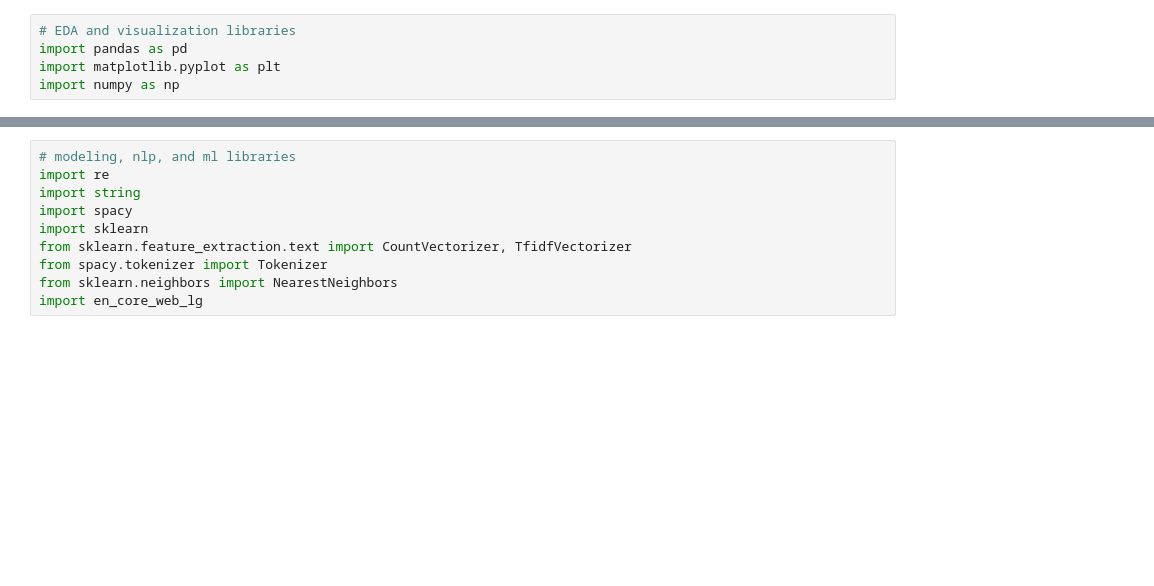
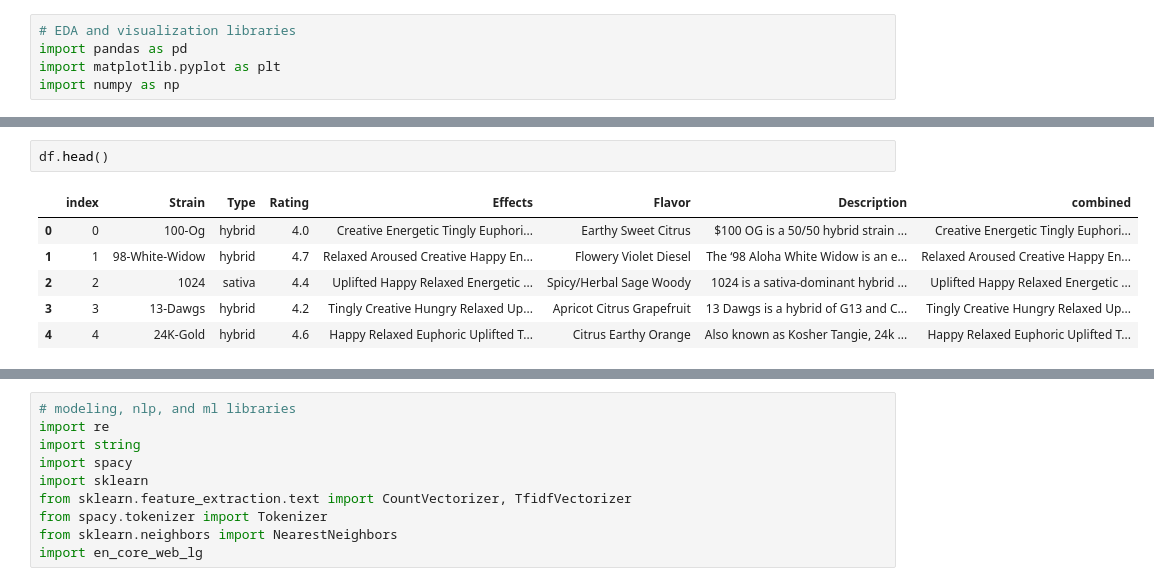
Before and after one commit to jordantcarlisle/med-cab-193, a Jupyter notebook: notebooks/medcab_ml.ipynb, the cells around one changed output, grey strips where cells are left out. Cells and saved outputs as stored; diff of their text form; blank space fills up the shorter version.

```diff
--- a/notebooks/medcab_ml.ipynb
+++ b/notebooks/medcab_ml.ipynb
@@ -22,0 +52,9 @@ cannibis_data.shape
+# %%
+df.head()
+# %% [output]
+|  | index | Strain | Type | Rating | Effects | Flavor | Description | combined |
+| 0 | 0 | 100-Og | hybrid | 4.0 | Creative Energetic Tingly Euphori... | Earthy Sweet Citrus | $100 OG is a 50/50 hybrid strain ... | Creative Energetic Tingly Euphori... |
+| 1 | 1 | 98-White-Widow | hybrid | 4.7 | Relaxed Aroused Creative Happy En... | Flowery Violet Diesel | The ‘98 Aloha White Widow is an e... | Relaxed Aroused Creative Happy En... |
+| 2 | 2 | 1024 | sativa | 4.4 | Uplifted Happy Relaxed Energetic ... | Spicy/Herbal Sage Woody | 1024 is a sativa-dominant hybrid ... | Uplifted Happy Relaxed Energetic ... |
+| 3 | 3 | 13-Dawgs | hybrid | 4.2 | Tingly Creative Hungry Relaxed Up... | Apricot Citrus Grapefruit | 13 Dawgs is a hybrid of G13 and C... | Tingly Creative Hungry Relaxed Up... |
+| 4 | 4 | 24K-Gold | hybrid | 4.6 | Happy Relaxed Euphoric Uplifted T... | Citrus Earthy Orange | Also known as Kosher Tangie, 24k ... | Happy Relaxed Euphoric Uplifted T... |
```
Also changed, not shown: parts of 30 cells of this notebook, 4 other files.
